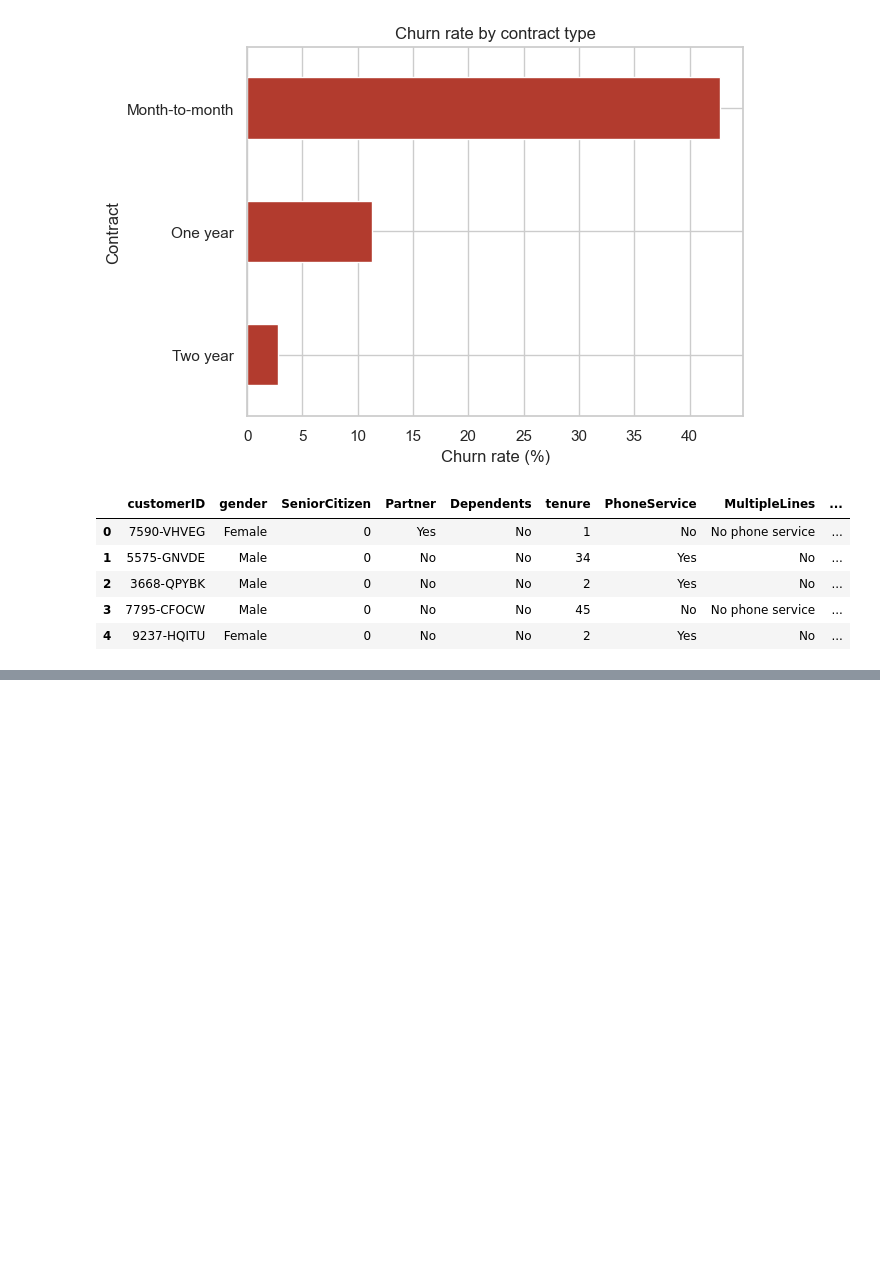
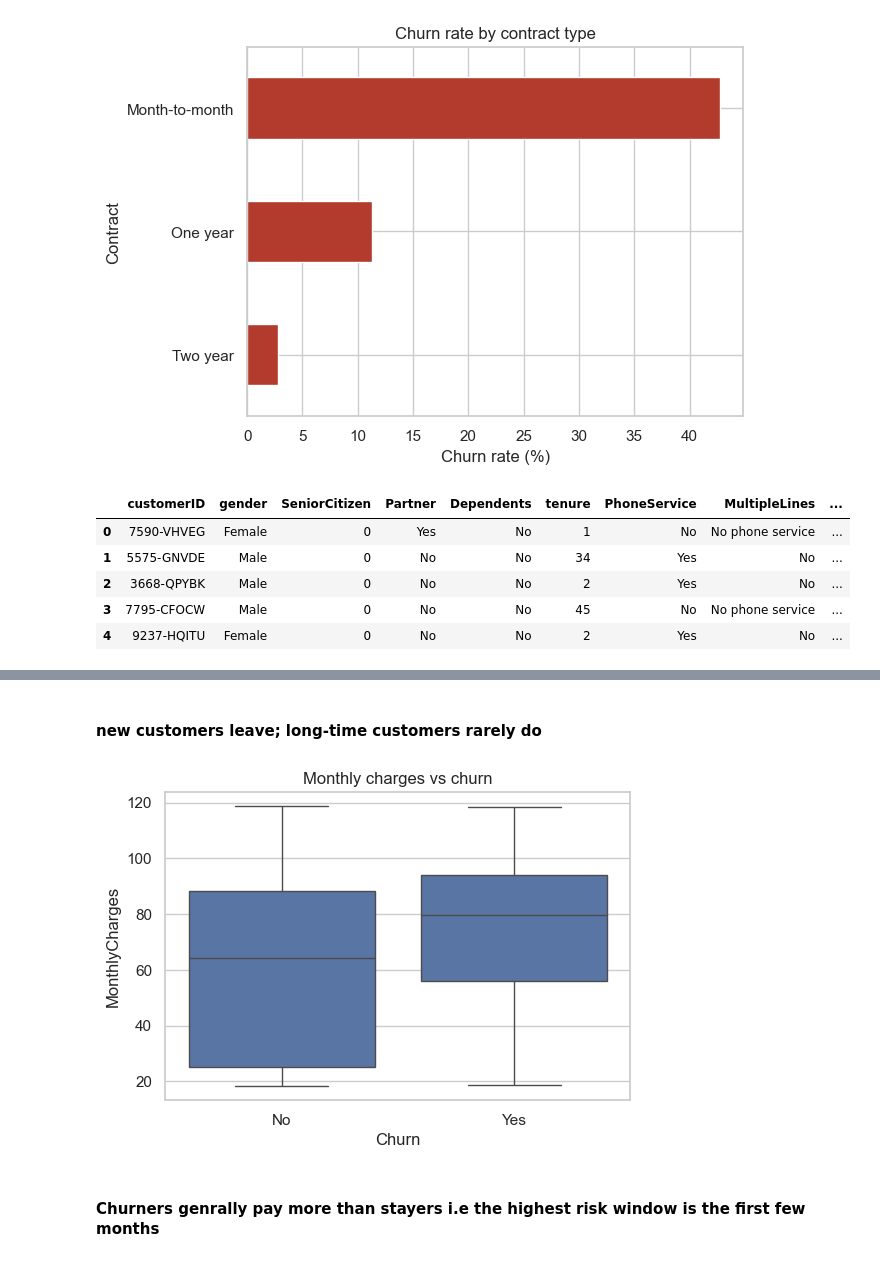
Before and after one commit to lavishsolanki941/Churn-, a Jupyter notebook: churn_prediction.ipynb, the cells around one changed output, grey strips where cells are left out. Drawn from its saved outputs; the diff is of its cells as text; code cells hidden in the pictures; blank space fills up the shorter version.

```diff
--- a/churn_prediction.ipynb
+++ b/churn_prediction.ipynb
@@ -68,0 +79,11 @@ df.head()
+# %% [markdown]
+#### new customers leave; long-time customers rarely do
+# %%
+plt.figure(figsize=(6,4))
+sns.boxplot(data=df, x="Churn", y="MonthlyCharges")
+plt.title("Monthly charges vs churn")
+plt.show()
+# %% [output]
+[figure, added]
+# %% [markdown]
+#### Churners genrally pay more than stayers i.e the highest risk window is the first few months
```
Also changed, not shown: parts of 4 cells of this notebook.
